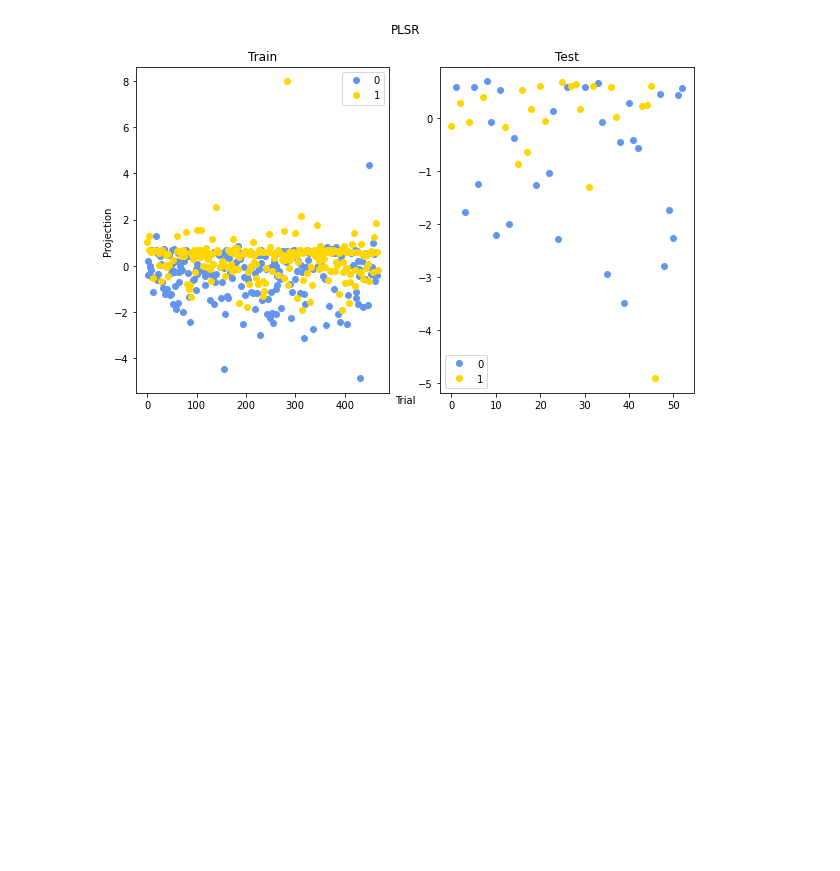
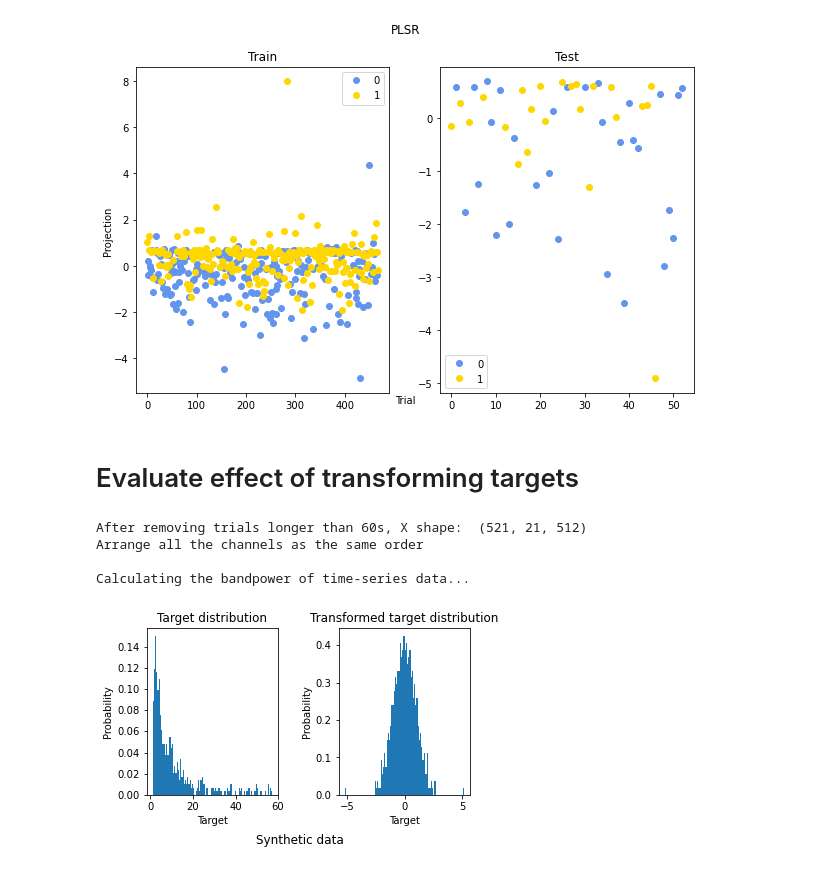
Before and after one commit to hundredball/Math24, a Jupyter notebook: Analyze_data.ipynb, the cells around one changed output. Drawn from its saved outputs; the diff is of its cells as text; code cells hidden in the pictures; blank space fills up the shorter version.

Commit message:
Add transforming target and residual plots

```diff
--- a/Analyze_data.ipynb
+++ b/Analyze_data.ipynb
@@ -1743,3 +1747,51 @@ feature_plot(X_train_trans, X_test_trans, Y_label_train, Y_label_test, mode='1D'
 # %% [output]
 Dimension of X_train:  (468, 6)
 [figure]
+# %% [markdown]
+# Evaluate effect of transforming targets
+# %%
+# Load data
+X, Y, C, S, D = dl.read_data([2], list(range(11)), channel_limit=21, rm_baseline=False)
+
+# Get bandpower
+bp = bandpower.get_bandpower(X, low=[4,7,13], high=[7,13,30])
+
+# Flatten bp
+bp = bp.reshape((bp.shape[0],-1))
+
+# Transform Y
+Y_trans = quantile_transform(Y[..., np.newaxis],
+                             n_quantiles=100,
+                             output_distribution='normal',
+                             copy=True).squeeze()
+# %% [output]
+After removing trials longer than 60s, X shape:  (521, 21, 512)
+Arrange all the channels as the same order
+
+Calculating the bandpower of time-series data...
+# %%
+
+if parse_version(matplotlib.__version__) >= parse_version('2.1'):
+    density_param = {'density': True}
+else:
+    density_param = {'normed': True}
+
+f, (ax0, ax1) = plt.subplots(1, 2)
+
+ax0.hist(Y, bins=100, **density_param)
+ax0.set_ylabel('Probability')
+ax0.set_xlabel('Target')
+ax0.set_title('Target distribution')
+
+ax1.hist(Y_trans, bins=100, **density_param)
+ax1.set_ylabel('Probability')
+ax1.set_xlabel('Target')
+ax1.set_title('Transformed target distribution')
+
+f.suptitle("Synthetic data", y=0.06, x=0.53)
+f.tight_layout(rect=[0.05, 0.05, 0.95, 0.95])
+
+# Separate training and testing data
+X_train, X_test, Y_train, Y_test = train_test_split(bp, Y, test_size=0.1, random_state=23)
+# %% [output]
+[figure, added]
```
Also changed, not shown: parts of 7 cells of this notebook.
